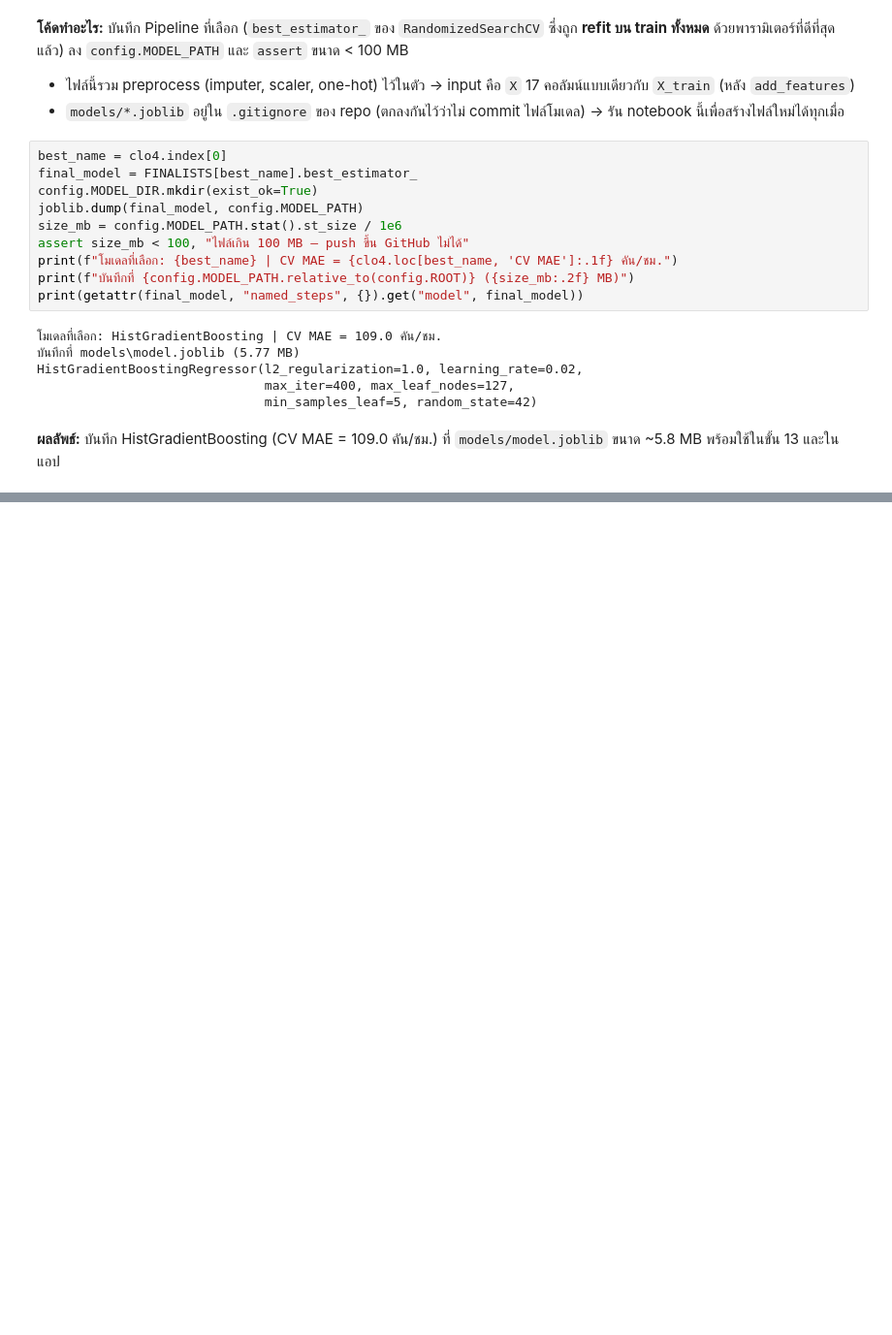
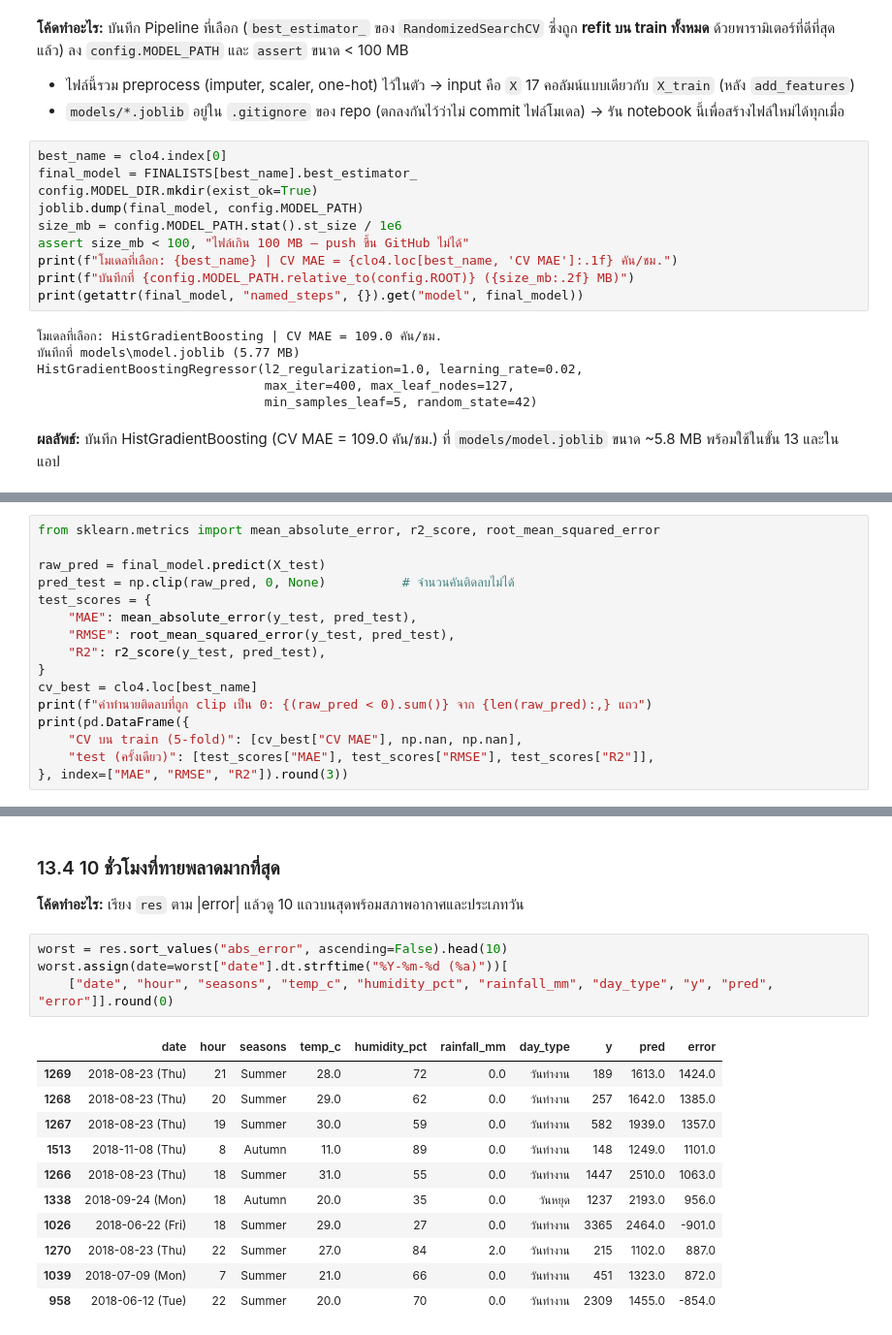
Before and after one commit to Sh080205/seoul-bike-demand, a Jupyter notebook: notebooks/02_modeling.ipynb, the cells around one changed output, grey strips where cells are left out. Shown at 97% size. Drawn from its saved outputs; the diff is of its cells as text; blank space fills up the shorter version.

```diff
--- a/notebooks/02_modeling.ipynb
+++ b/notebooks/02_modeling.ipynb
@@ -1131,0 +1127,16 @@ HistGradientBoostingRegressor(l2_regularization=1.0, learning_rate=0.02,
+# %%
+from sklearn.metrics import mean_absolute_error, r2_score, root_mean_squared_error
+
+raw_pred = final_model.predict(X_test)
+pred_test = np.clip(raw_pred, 0, None)          # จำนวนคันติดลบไม่ได้
+test_scores = {
+    "MAE": mean_absolute_error(y_test, pred_test),
+    "RMSE": root_mean_squared_error(y_test, pred_test),
+    "R2": r2_score(y_test, pred_test),
+}
+cv_best = clo4.loc[best_name]
+print(f"ค่าทำนายติดลบที่ถูก clip เป็น 0: {(raw_pred < 0).sum()} จาก {len(raw_pred):,} แถว")
+print(pd.DataFrame({
+    "CV บน train (5-fold)": [cv_best["CV MAE"], np.nan, np.nan],
+    "test (ครั้งเดียว)": [test_scores["MAE"], test_scores["RMSE"], test_scores["R2"]],
+}, index=["MAE", "RMSE", "R2"]).round(3))
@@ -1131,0 +1239,19 @@ HistGradientBoostingRegressor(l2_regularization=1.0, learning_rate=0.02,
+# %% [markdown]
+### 13.4 10 ชั่วโมงที่ทายพลาดมากที่สุด
+**โค้ดทำอะไร:** เรียง `res` ตาม |error| แล้วดู 10 แถวบนสุดพร้อมสภาพอากาศและประเภทวัน
+# %%
+worst = res.sort_values("abs_error", ascending=False).head(10)
+worst.assign(date=worst["date"].dt.strftime("%Y-%m-%d (%a)"))[
+    ["date", "hour", "seasons", "temp_c", "humidity_pct", "rainfall_mm", "day_type", "y", "pred", "error"]].round(0)
+# %% [output]
+|  | date | hour | seasons | temp_c | humidity_pct | rainfall_mm | day_type | y | pred | error |
+| 1269 | 2018-08-23 (Thu) | 21 | Summer | 28.0 | 72 | 0.0 | วันทำงาน | 189 | 1613.0 | 1424.0 |
+| 1268 | 2018-08-23 (Thu) | 20 | Summer | 29.0 | 62 | 0.0 | วันทำงาน | 257 | 1642.0 | 1385.0 |
+| 1267 | 2018-08-23 (Thu) | 19 | Summer | 30.0 | 59 | 0.0 | วันทำงาน | 582 | 1939.0 | 1357.0 |
+| 1513 | 2018-11-08 (Thu) | 8 | Autumn | 11.0 | 89 | 0.0 | วันทำงาน | 148 | 1249.0 | 1101.0 |
+| 1266 | 2018-08-23 (Thu) | 18 | Summer | 31.0 | 55 | 0.0 | วันทำงาน | 1447 | 2510.0 | 1063.0 |
+| 1338 | 2018-09-24 (Mon) | 18 | Autumn | 20.0 | 35 | 0.0 | วันหยุด | 1237 | 2193.0 | 956.0 |
+| 1026 | 2018-06-22 (Fri) | 18 | Summer | 29.0 | 27 | 0.0 | วันทำงาน | 3365 | 2464.0 | -901.0 |
+| 1270 | 2018-08-23 (Thu) | 22 | Summer | 27.0 | 84 | 2.0 | วันทำงาน | 215 | 1102.0 | 887.0 |
+| 1039 | 2018-07-09 (Mon) | 7 | Summer | 21.0 | 66 | 0.0 | วันทำงาน | 451 | 1323.0 | 872.0 |
+| 958 | 2018-06-12 (Tue) | 22 | Summer | 20.0 | 70 | 0.0 | วันทำงาน | 2309 | 1455.0 | -854.0 |
```
Also changed, not shown: parts of 19 cells of this notebook, 1 other file.
